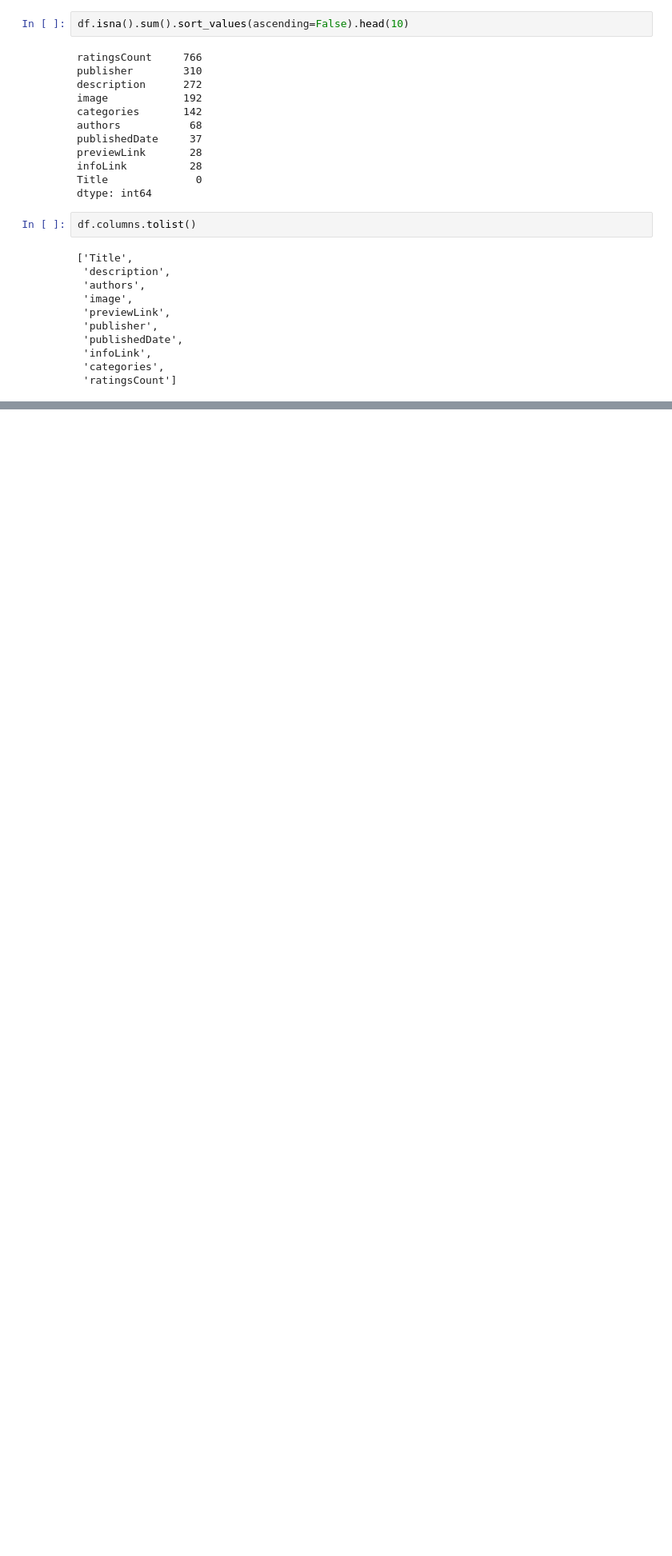
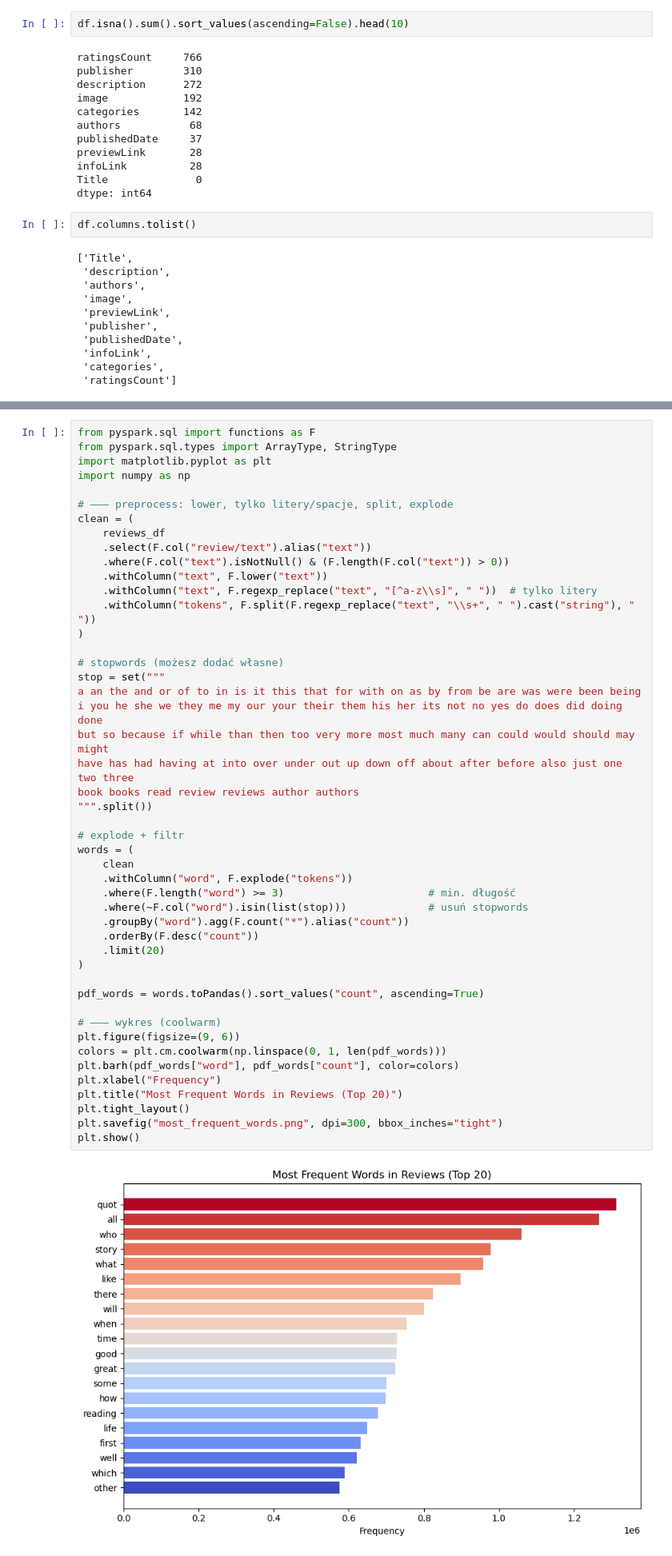
Before and after one commit to emilia-sobolewska/data-mining-amazon-books, a Jupyter notebook: notebooks/01_data_download.ipynb, the cells around one changed output, grey strips where cells are left out. Shown at 80% size. Drawn from its saved outputs; the diff is of its cells as text; blank space fills up the shorter version.

```diff
--- a/notebooks/01_data_download.ipynb
+++ b/notebooks/01_data_download.ipynb
@@ -123,0 +342,49 @@ df.columns.tolist()
+# %%
+from pyspark.sql import functions as F
+from pyspark.sql.types import ArrayType, StringType
+import matplotlib.pyplot as plt
+import numpy as np
+
+# ——— preprocess: lower, tylko litery/spacje, split, explode
+clean = (
+    reviews_df
+    .select(F.col("review/text").alias("text"))
+    .where(F.col("text").isNotNull() & (F.length(F.col("text")) > 0))
+    .withColumn("text", F.lower("text"))
+    .withColumn("text", F.regexp_replace("text", "[^a-z\\s]", " "))  # tylko litery
+    .withColumn("tokens", F.split(F.regexp_replace("text", "\\s+", " ").cast("string"), " "))
+)
+
+# stopwords (możesz dodać własne)
+stop = set("""
+a an the and or of to in is it this that for with on as by from be are was were been being
+i you he she we they me my our your their them his her its not no yes do does did doing done
+but so because if while than then too very more most much many can could would should may might
+have has had having at into over under out up down off about after before also just one two three
+book books read review reviews author authors
+""".split())
+
+# explode + filtr
+words = (
+    clean
+    .withColumn("word", F.explode("tokens"))
+    .where(F.length("word") >= 3)                       # min. długość
+    .where(~F.col("word").isin(list(stop)))             # usuń stopwords
+    .groupBy("word").agg(F.count("*").alias("count"))
+    .orderBy(F.desc("count"))
+    .limit(20)
+)
+
+pdf_words = words.toPandas().sort_values("count", ascending=True)
+
+# ——— wykres (coolwarm)
+plt.figure(figsize=(9, 6))
+colors = plt.cm.coolwarm(np.linspace(0, 1, len(pdf_words)))
+plt.barh(pdf_words["word"], pdf_words["count"], color=colors)
+plt.xlabel("Frequency")
+plt.title("Most Frequent Words in Reviews (Top 20)")
+plt.tight_layout()
+plt.savefig("most_frequent_words.png", dpi=300, bbox_inches="tight")
+plt.show()
+# %% [output]
+[figure, added]
```
Also changed, not shown: parts of 18 cells of this notebook.
